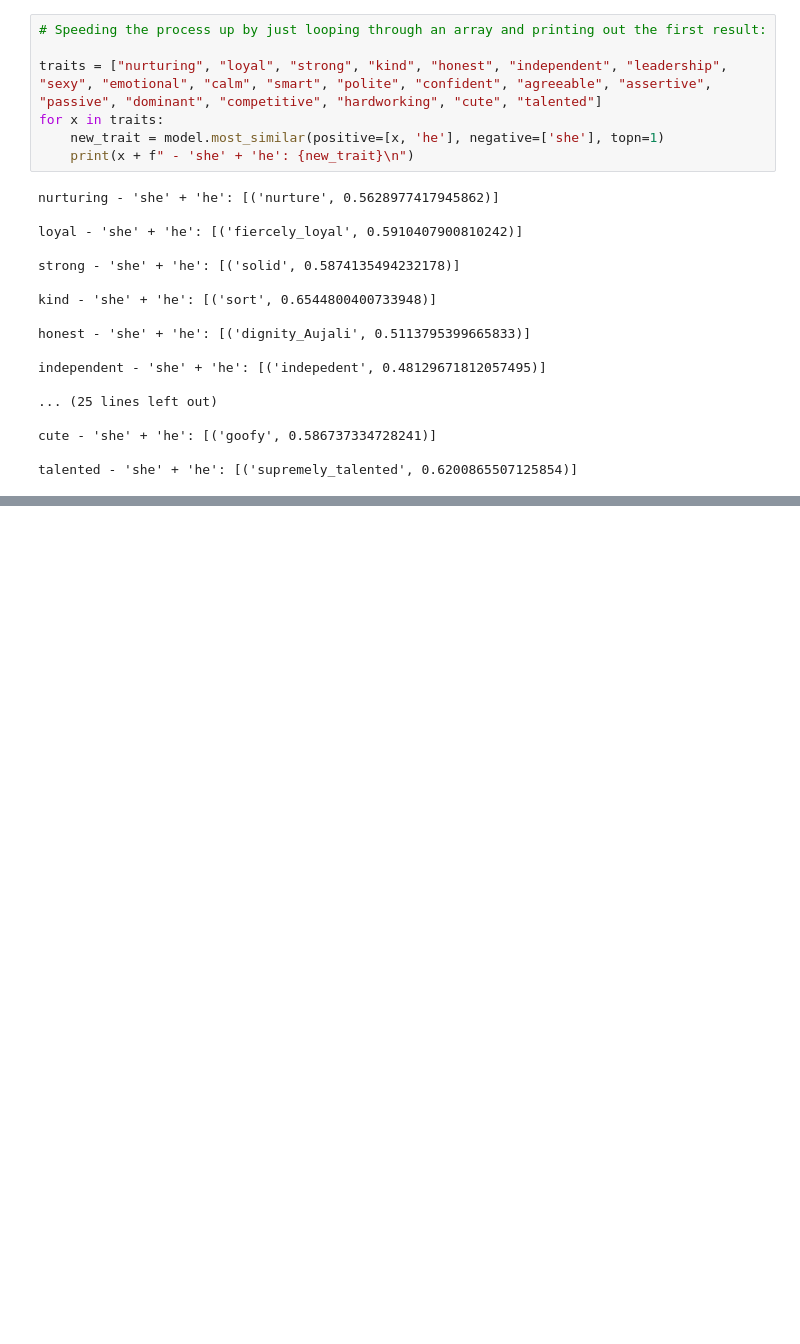
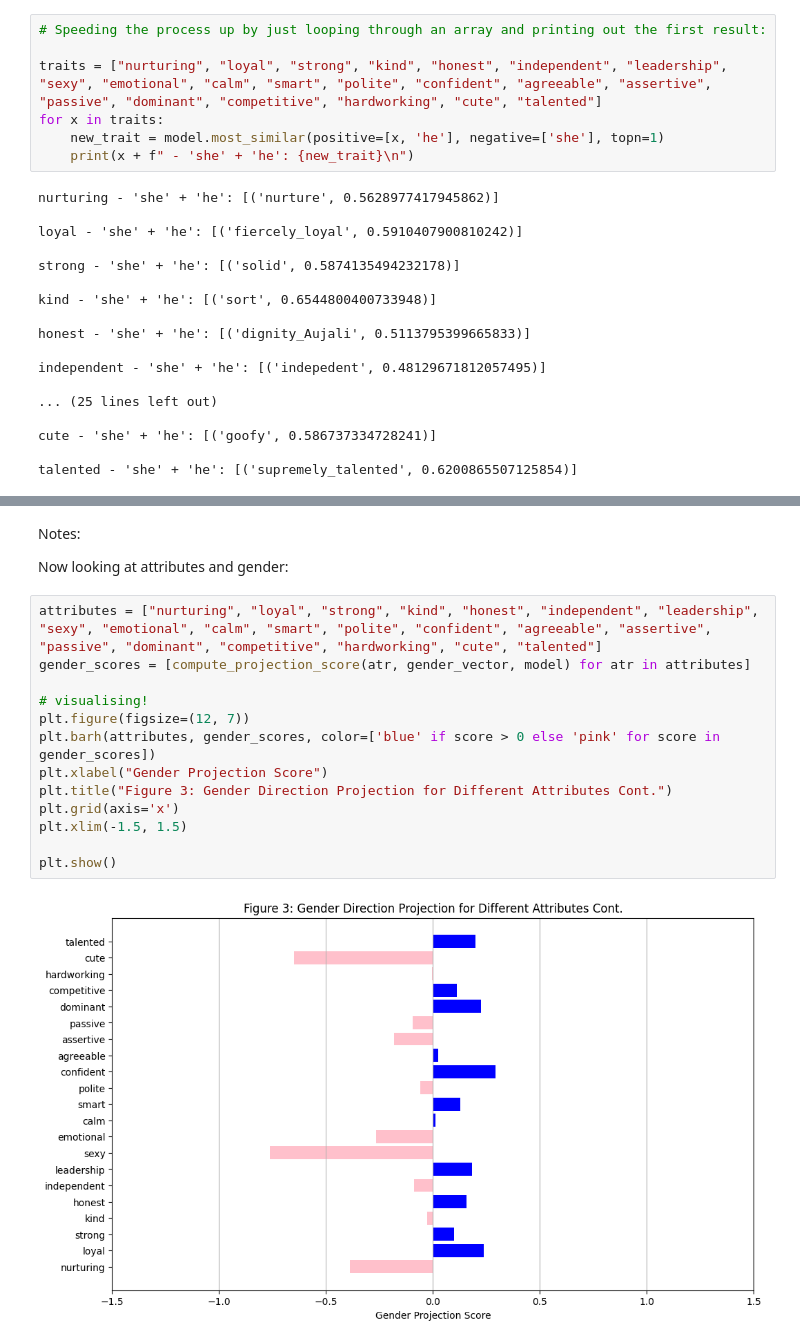
Before and after one commit to chan-anni/IP1-wordembeddings, a Jupyter notebook: word2vecNotes.ipynb, the cells around one changed output, grey strips where cells are left out. Saved outputs shown, nothing was run; the diff lists cells and outputs as text; blank space fills up the shorter version.

```diff
--- a/word2vecNotes.ipynb
+++ b/word2vecNotes.ipynb
@@ -217,0 +280,19 @@ Overall, it's hard to see if there are gender biases just off vector math alone
+# %% [markdown]
+Notes:
+
+Now looking at attributes and gender:
+# %%
+attributes = ["nurturing", "loyal", "strong", "kind", "honest", "independent", "leadership", "sexy", "emotional", "calm", "smart", "polite", "confident", "agreeable", "assertive", "passive", "dominant", "competitive", "hardworking", "cute", "talented"]
+gender_scores = [compute_projection_score(atr, gender_vector, model) for atr in attributes]
+
+# visualising!
+plt.figure(figsize=(12, 7))
+plt.barh(attributes, gender_scores, color=['blue' if score > 0 else 'pink' for score in gender_scores])
+plt.xlabel("Gender Projection Score")
+plt.title("Figure 3: Gender Direction Projection for Different Attributes Cont.")
+plt.grid(axis='x')
+plt.xlim(-1.5, 1.5)
+
+plt.show()
+# %% [output]
+[figure, added]
```
Also changed, not shown: parts of 22 cells of this notebook.
